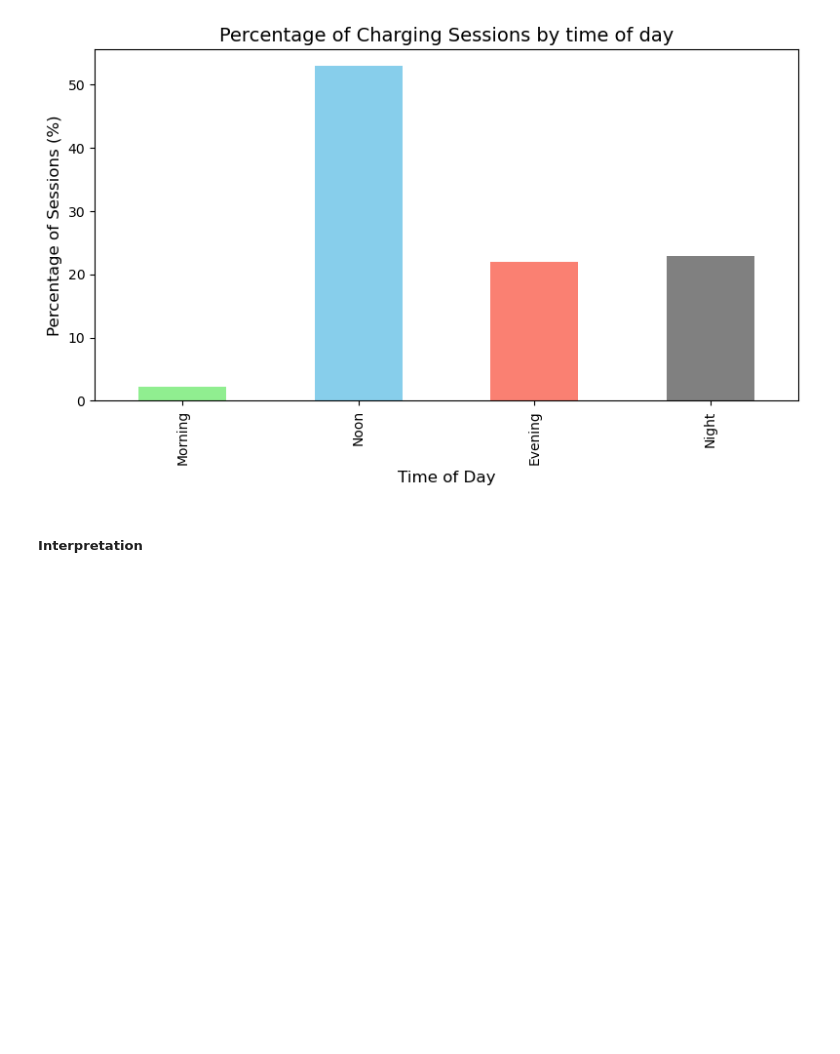
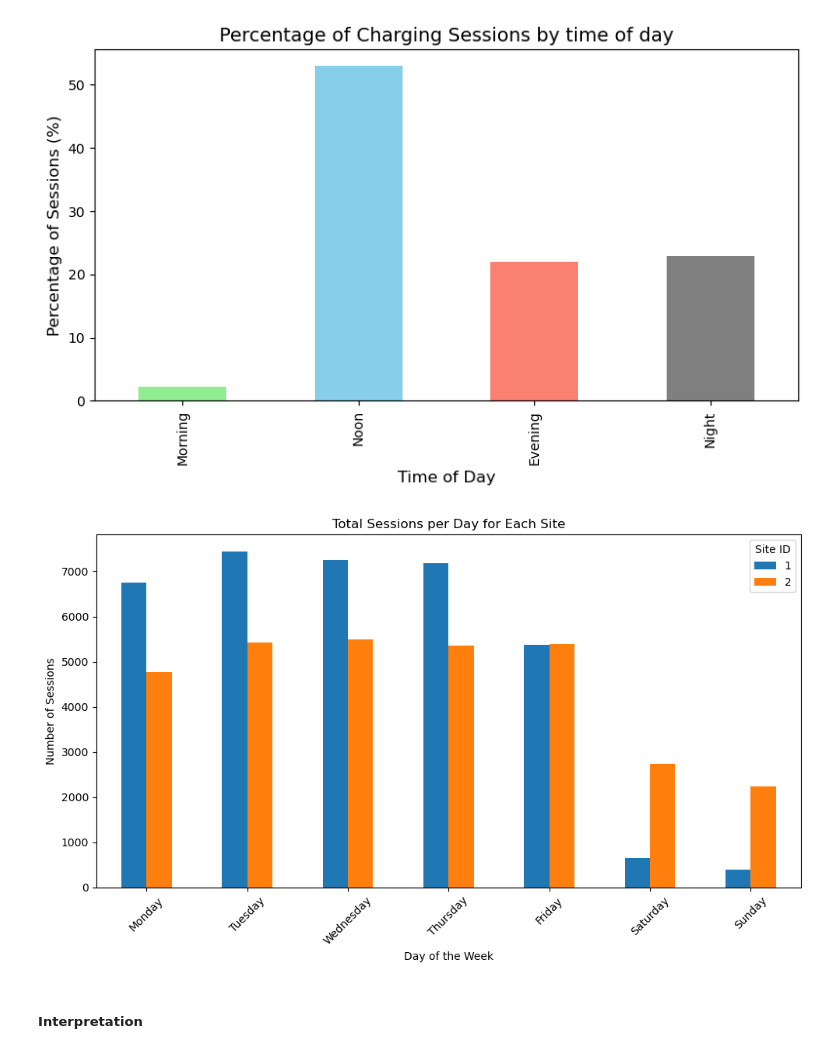
Before and after one commit to Vigro08/AA-Team-Assignment, a Jupyter notebook: Tasks/02_Descriptive_Analysis.ipynb, the cells around one changed output. Drawn from its saved outputs; the diff is of its cells as text; code cells hidden in the pictures; blank space fills up the shorter version.

Commit message:
add number of sessions per weekday per site

```diff
--- a/Tasks/02_Descriptive_Analysis.ipynb
+++ b/Tasks/02_Descriptive_Analysis.ipynb
@@ -84,0 +48,17 @@ plt.show()
+# %%
+import pandas as pd
+
+# Ensure connectionTime is in datetime format
+charging['connectionTime'] = pd.to_datetime(charging['connectionTime'])
+
+# Extract the weekday from the connection time
+charging['weekday'] = charging['connectionTime'].dt.dayofweek
+
+# Filter for sessions that start on weekends (Saturday=5, Sunday=6)
+weekend_sessions = charging[charging['weekday'] >= 5]
+
+# Count the number of sessions per site
+weekend_sessions_per_site = weekend_sessions.groupby('site_id').size()
+
+# Print the aggregated results
+print(weekend_sessions_per_site)
@@ -116,6 +98,33 @@ plt.tight_layout()
 plt.show()
 # %% [output]
 [figure]
+# %%
+import pandas as pd
+import matplotlib.pyplot as plt
+
+# Ensure connectionTime is in datetime format
+charging['connectionTime'] = pd.to_datetime(charging['connectionTime'])
+
+# Extract the weekday and site information
+charging['weekday'] = charging['connectionTime'].dt.dayofweek  # 0=Monday, 6=Sunday
+
+# Group by site and weekday, and count the number of sessions
+sessions_per_day_site = charging.groupby(['siteID', 'weekday']).size().reset_index(name='session_count')
+
+# Pivot the data for better visualization
+sessions_pivot = sessions_per_day_site.pivot(index='weekday', columns='siteID', values='session_count').fillna(0)
+
+# Plotting
+sessions_pivot.plot(kind='bar', figsize=(10, 6))
+plt.title('Total Sessions per Day for Each Site')
+plt.xlabel('Day of the Week')
+plt.ylabel('Number of Sessions')
+plt.xticks(ticks=range(7), labels=['Monday', 'Tuesday', 'Wednesday', 'Thursday', 'Friday', 'Saturday', 'Sunday'], rotation=45)
+plt.legend(title='Site ID')
+plt.tight_layout()
+plt.show()
+# %% [output]
+[figure, added]
 # %% [markdown]
 <h5>Interpretation</h5>
 # %% [markdown]
```
Also changed, not shown: parts of 2 cells of this notebook, 1 other file.
